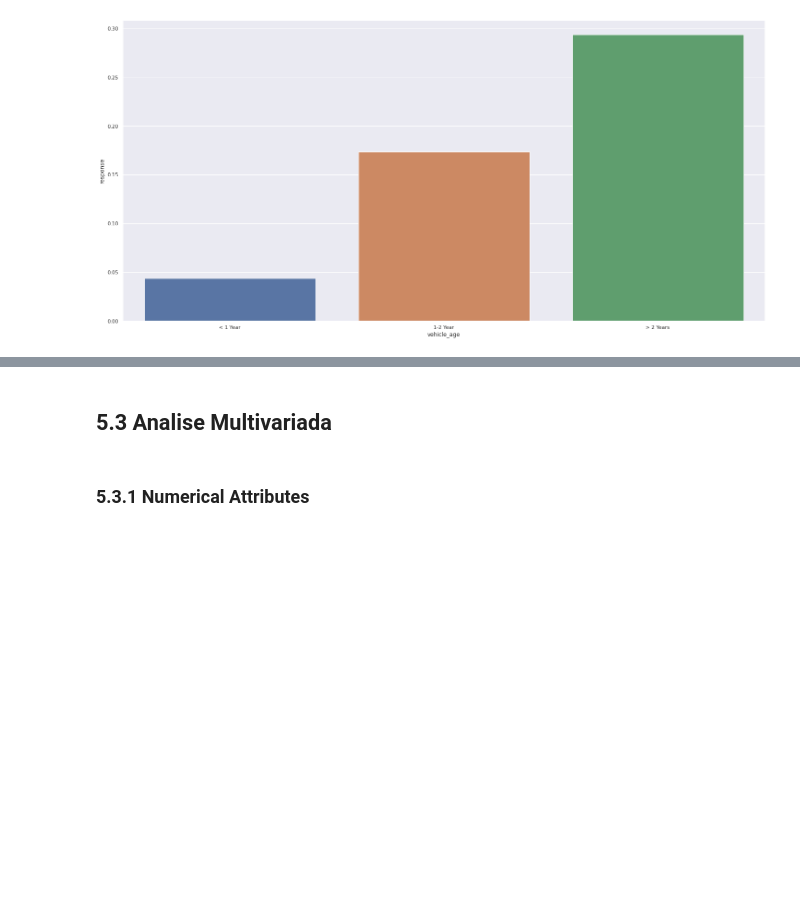
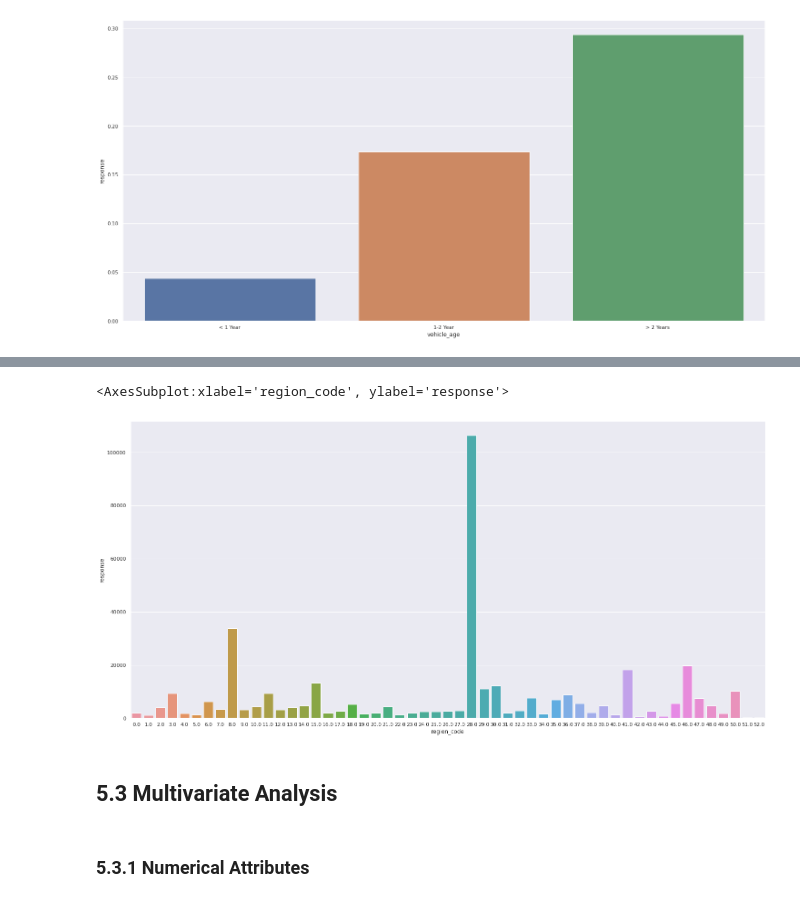
Before and after one commit to rafael-asousa/Cross-Sell-Prediction, a Jupyter notebook: notebook/cross-sell-predictions.ipynb, the cells around one changed output, grey strips where cells are left out. Saved outputs shown, nothing was run; the diff lists cells and outputs as text; code cells hidden in the pictures; blank space fills up the shorter version.

```diff
--- a/notebook/cross-sell-predictions.ipynb
+++ b/notebook/cross-sell-predictions.ipynb
@@ -381,4 +422,9 @@ sns.barplot(x='vehicle_age',y='response',data=aux1)
+# %%
+sns.barplot(x='region_code',y='response', data=df5[['response', 'region_code']].groupby('region_code').count().reset_index())
+# %% [output]
+<AxesSubplot:xlabel='region_code', ylabel='response'>
+[figure, added]
 # %% [markdown]
-## 5.3 Analise Multivariada
+## 5.3 Multivariate Analysis
 # %% [markdown]
 ### 5.3.1 Numerical Attributes
```
Also changed, not shown: parts of 20 cells of this notebook.
